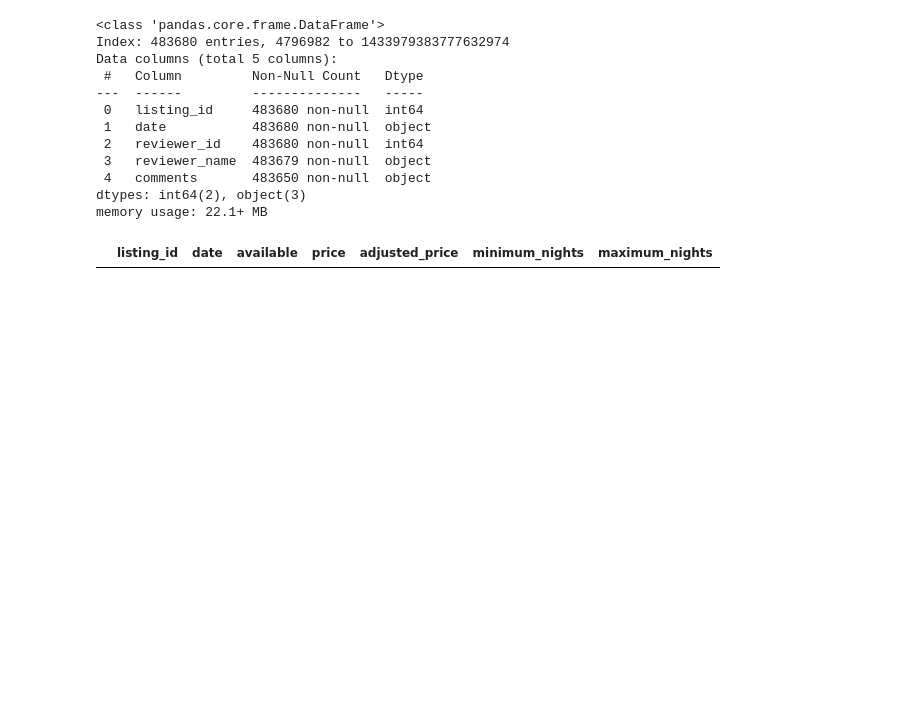
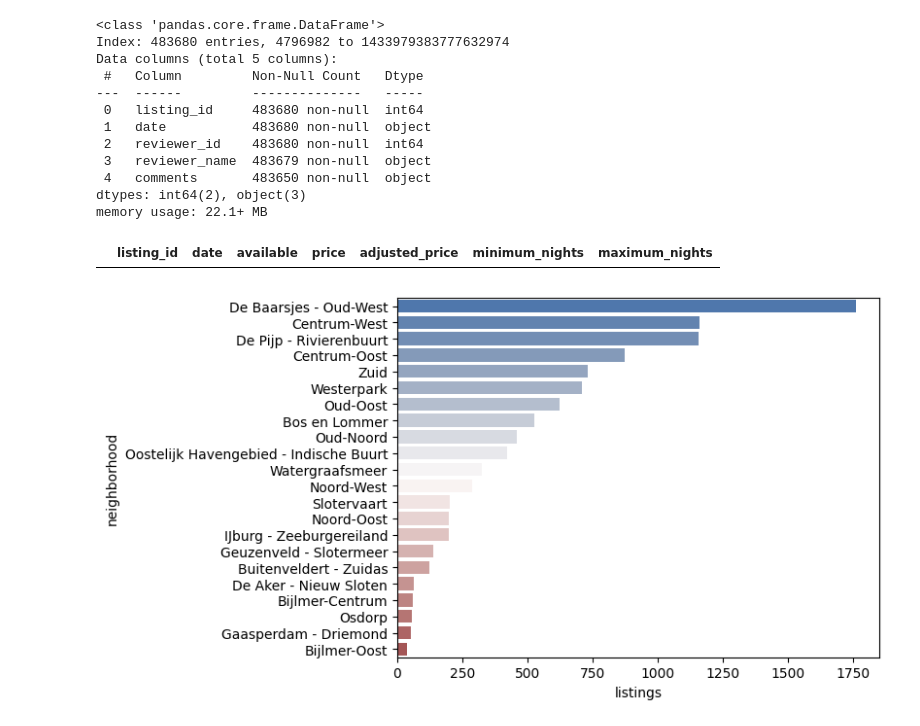
Before and after one commit to SabinaVolkova/amsterdam_airbnb, a Jupyter notebook: analysis.ipynb, the cells around one changed output. Cells and saved outputs as stored; diff of their text form; code cells hidden in the pictures; blank space fills up the shorter version.

```diff
--- a/analysis.ipynb
+++ b/analysis.ipynb
@@ -94,0 +120,7 @@ calendar.head(5)
+# %%
+num_nei = listings['neighbourhood_cleansed'].value_counts().sort_values(ascending=False)
+nei_df = num_nei.reset_index()
+nei_df.columns = ['neighborhood', 'listings']
+ax = sns.barplot(nei_df, y='neighborhood', x='listings', hue='neighborhood', palette='vlag', legend=False)
+# %% [output]
+[figure, added]
```
Also changed, not shown: parts of 10 cells of this notebook.
